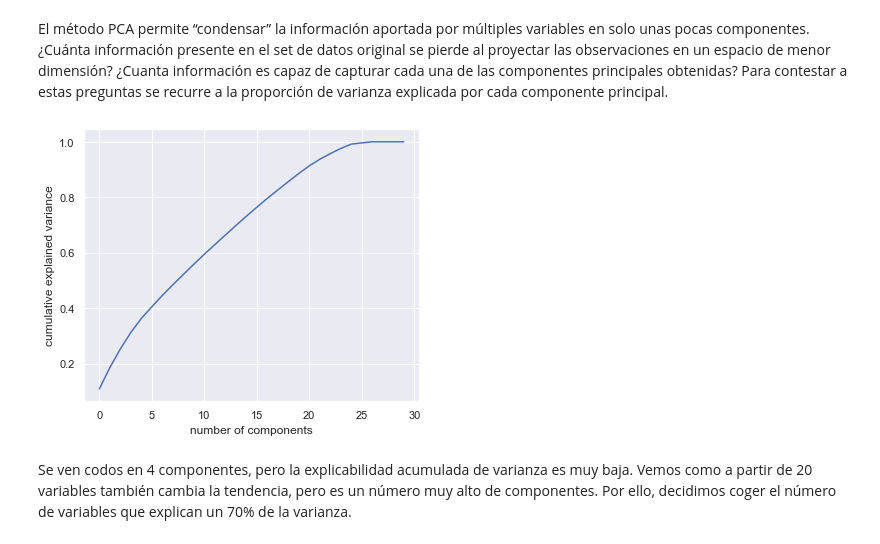
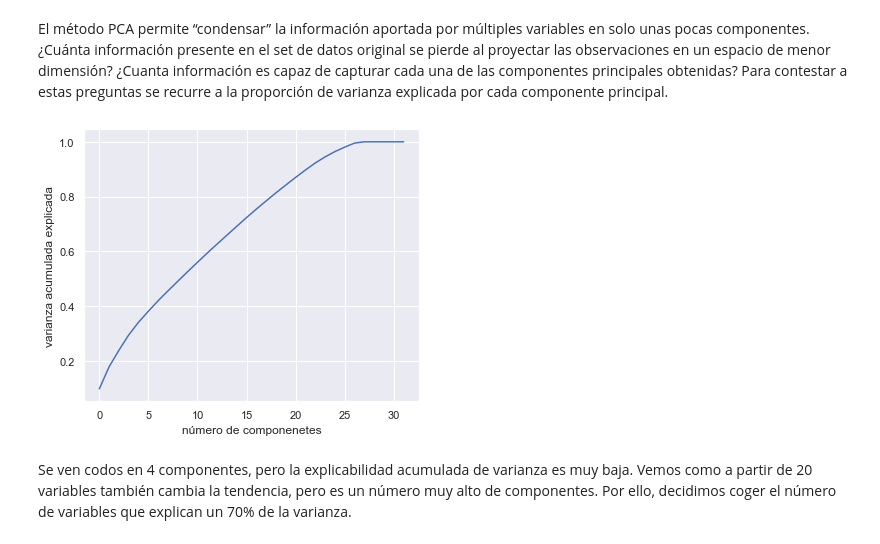
Before and after one commit to dquesada10/Git_Proyectos_Equipo2, a Jupyter notebook: 07. Machine Learning I/Banking_Dataset_Analysis.ipynb, the cells around one changed output. Saved outputs shown, nothing was run; the diff lists cells and outputs as text; code cells hidden in the pictures.

```diff
--- a/07. Machine Learning I/Banking_Dataset_Analysis.ipynb
+++ b/07. Machine Learning I/Banking_Dataset_Analysis.ipynb
@@ -348,5 +398,0 @@ train.loc[(train.pdays != -1) & (train.poutcome == "unknown"),"poutcome"] = 'oth
-# %%
-df_encoded.loc[(df_encoded.poutcome == "failure") ,"poutcome"] = 0
-df_encoded.loc[(df_encoded.poutcome == "success"),"poutcome"] = 1
-df_encoded.loc[(df_encoded.poutcome == "no contact"),"poutcome"] = 999
-df_encoded.loc[(df_encoded.poutcome == "other"),"poutcome"] = 2
@@ -364,4 +398,0 @@ df_encoded.loc[(df_encoded.loan == "no") ,"loan"] = 0
-# %%
-df_encoded.loc[(df_encoded.contact == "telephone"),"contact"] = 2
-df_encoded.loc[(df_encoded.contact == "cellular") ,"contact"] = 1
-df_encoded.loc[(df_encoded.contact == "unknown") ,"contact"] = 0
@@ -371,10 +398,0 @@ df_encoded.loc[(df_encoded.subscribed == "no") ,"subscribed"] = 0
-# %%
-df_encoded.info()
-#Convierto variables tipo object a int, para facilitar su uso en los modelos
-df_encoded.education = df_encoded.education.astype(int)
-df_encoded.default = df_encoded.default.astype(int)
-df_encoded.housing = df_encoded.housing.astype(int)
-df_encoded.loan = df_encoded.loan.astype(int)
-df_encoded.contact = df_encoded.contact.astype(int)
-df_encoded.subscribed = df_encoded.subscribed.astype(int)
-df_encoded.poutcome = df_encoded.poutcome.astype(int)
@@ -948,3 +897,11 @@ df_encoded
+# %%
+#Estandarizamos las variables. En la técnica PCA las variables deben estar normalizadas ya que se buca la varianza máxima de los datos. Por ello, si no se normaliza, dominaran las variables con rasgos más amplios. Es importante para asegurar que todas las variables contribuyan por igual a la varianza total.
+X_nor = StandardScaler().fit_transform(X)
+X_nor=pd.DataFrame(X_nor)
+
+#Incluyo el nombre de las columnas de nuevo
+nombres_columnas=X.columns.to_list()
+X_nor.columns = nombres_columnas
 # %% [markdown]
 ### REDUCCION DE LA DIMENSIONALIDAD
 # %% [markdown]
@@ -972,13 +922,13 @@ X_nor = StandardScaler().fit_transform(X)
 # %%
 #Aplicamos PCA por defecto para ver la varianza acumulada que se explica en función del número de compnentes
 pca_ = PCA()
 pca_global = pca_.fit(X_nor)
 
 plt.plot(np.cumsum(pca_global.explained_variance_ratio_))
-plt.xlabel('number of components')
-plt.ylabel('cumulative explained variance');
+plt.xlabel('número de componenetes')
+plt.ylabel('varianza acumulada explicada');
 # %% [output]
-[figure, old version]
+[figure, new version]
 # %% [markdown]
 Se ven codos en 4 componentes, pero la explicabilidad acumulada de varianza es muy baja. Vemos como a partir de 20 variables también cambia la tendencia, pero es un número muy alto de componentes. Por ello, decidimos coger el número de variables que explican un 70% de la varianza.
 # %%
```
Also changed, not shown: parts of 215 cells of this notebook.
